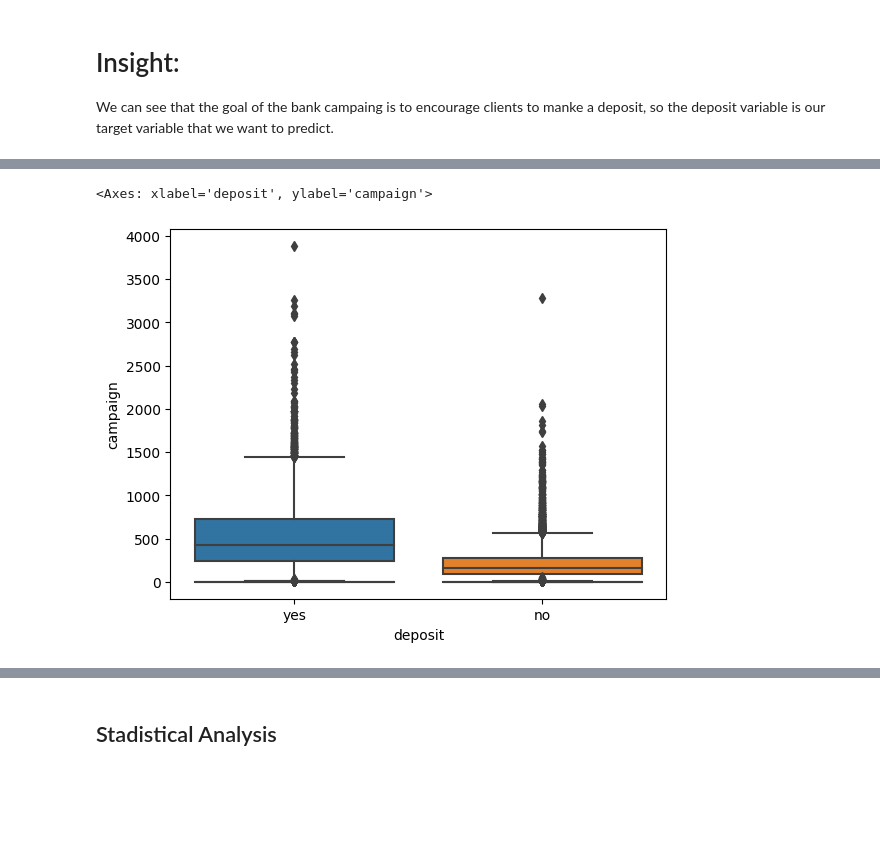
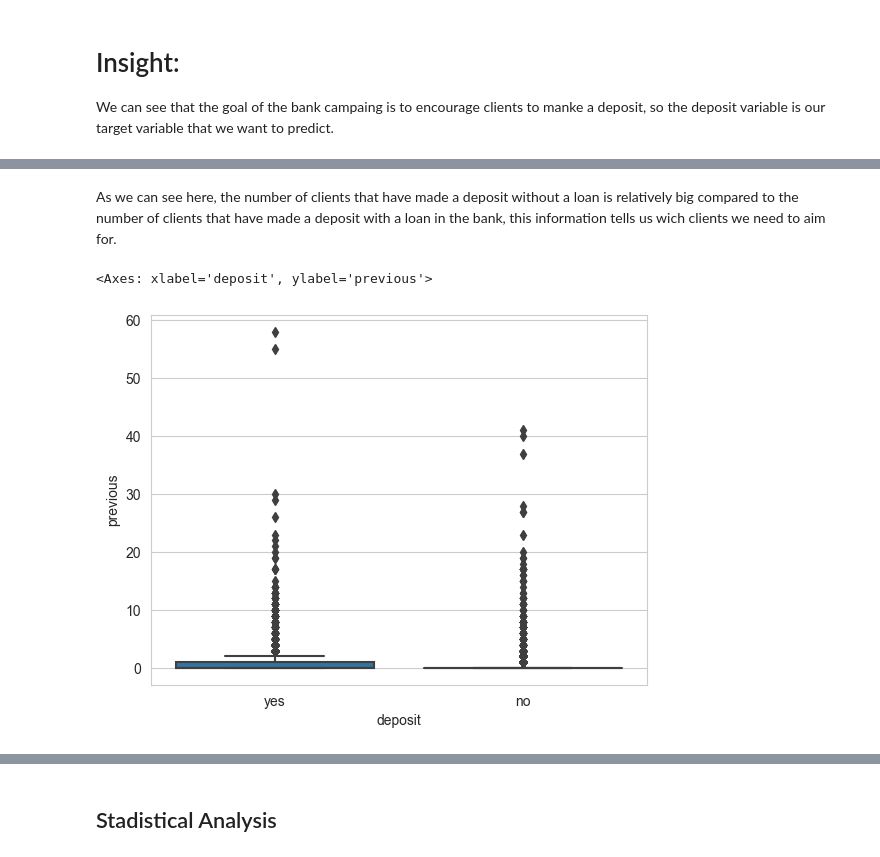
Before and after one commit to Natanael20098/Bank_project-Coderhouse, a Jupyter notebook: Banking_dataset.ipynb, the cells around one changed output, grey strips where cells are left out. Cells and saved outputs as stored; diff of their text form; code cells hidden in the pictures; blank space fills up the shorter version.

```diff
--- a/Banking_dataset.ipynb
+++ b/Banking_dataset.ipynb
@@ -220,0 +233,10 @@ We can see that the goal of the bank campaing is to encourage clients to manke a
+# %%
+sns.set_style('whitegrid')
+
+ax = sns.boxplot(x=df['age'])
+
+ax.set_title('Age Distribution')
+ax.set_xlabel('Age')
+
+plt.show()
+print(df['age'].describe())
@@ -220,0 +256,14 @@ We can see that the goal of the bank campaing is to encourage clients to manke a
+# %%
+job_counts = df['job'].value_counts().sort_values()
+sns.set_palette("pastel")
+fig, ax = plt.subplots(figsize=(12, 6))
+sns.countplot(x=df['job'], order=job_counts.index, ax=ax)
+ax.set_title('Distribution of Jobs')
+ax.set_xlabel('Job')
+ax.set_ylabel('Count')
+plt.show()
+
+job_counts = df['job'].value_counts().reset_index()
+job_counts.columns = ['Job', 'Value Counts']
+job_counts = job_counts.sort_values(by=['Value Counts'], ascending=False)
+print(job_counts)
@@ -303,8 +307,0 @@ sns.countplot(data=df, x='housing', hue='deposit')
-# %%
-# Extract the month from the "month" column and plot its counts
-df['month'] = pd.to_datetime(df['month'], format='%b').dt.month
-sns.countplot(data=df, x='month')
-
-# Extract the day of the week from the "day" column and plot its counts
-df['day_of_week'] = pd.to_datetime(df['day'], format='%d').dt.day_name()
-sns.countplot(data=df, x='day_of_week')
@@ -314,9 +325,8 @@ sns.countplot(data=df, x='day_of_week')
+# %% [markdown]
+As we can see here, the number of clients that have made a deposit without a loan is relatively big compared to the number of clients that have made a deposit with a loan in the bank, this information tells us wich clients we need to aim for.
 # %%
-# Create a boxplot of duration by deposit status
-sns.boxplot(data=df, x='deposit', y='duration')
-
-# Create a boxplot of campaign by deposit status
-sns.boxplot(data=df, x='deposit', y='campaign')
+# Create a boxplot of previous by deposit status
+sns.boxplot(data=df, x='deposit', y='previous')
 # %% [output]
-<Axes: xlabel='deposit', ylabel='campaign'>
+<Axes: xlabel='deposit', ylabel='previous'>
-[figure, old version]
+[figure, new version]
```
Also changed, not shown: parts of 59 cells of this notebook.
